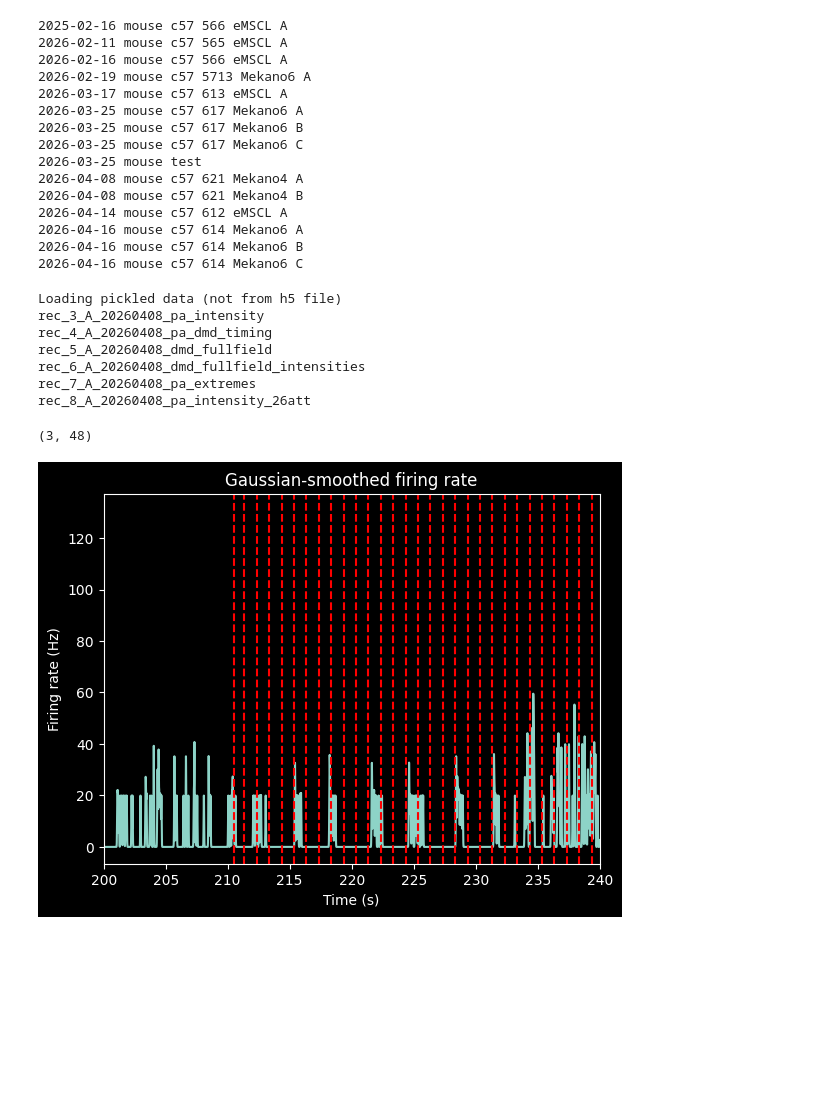
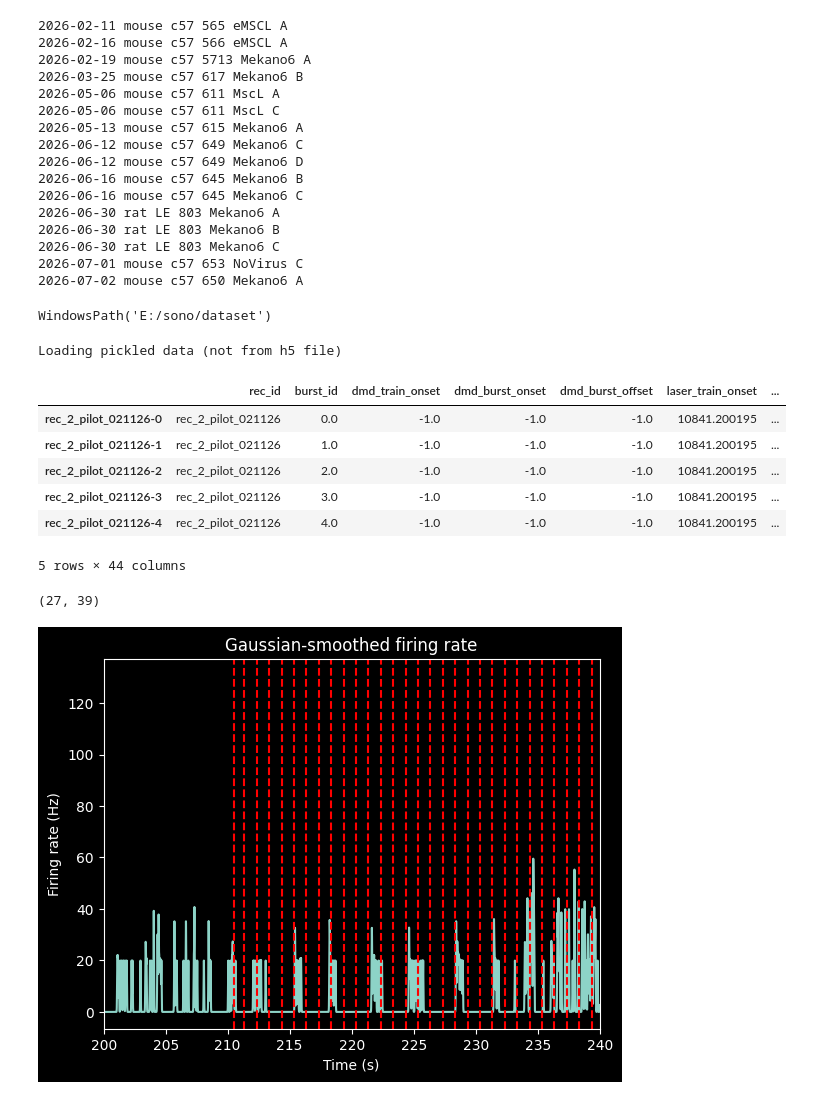
Before and after one commit to TRuikes/mea_experiments, a Jupyter notebook: sonogenetics/analysis/work.ipynb, the cells around one changed output. Saved outputs shown, nothing was run; the diff lists cells and outputs as text; code cells hidden in the pictures; blank space fills up the shorter version.

```diff
--- a/sonogenetics/analysis/work.ipynb
+++ b/sonogenetics/analysis/work.ipynb
@@ -1,48 +1,54 @@
 # %%
-from sonogenetics.analysis.lib.analysis_params import dataset_dir, figure_dir_analysis, data_list
+from sonogenetics.analysis.lib.analysis_params import dataset_dir, figure_dir_analysis
 from sonogenetics.analysis.lib.data_io import DataIO
 from sonogenetics.analysis.lib.display_tools import generate_raster_plots_session, generate_heatmaps_session, firing_rate_per_protocol_master
 
-data_io = DataIO(r'E:\sono\dataset')
+data_io = DataIO(datadir='E:\sono\dataset')
 for s in data_io.sessions:
     print(s)
 # %% [output]
-2025-02-16 mouse c57 566 eMSCL A
 2026-02-11 mouse c57 565 eMSCL A
 2026-02-16 mouse c57 566 eMSCL A
 2026-02-19 mouse c57 5713 Mekano6 A
-2026-03-17 mouse c57 613 eMSCL A
-2026-03-25 mouse c57 617 Mekano6 A
 2026-03-25 mouse c57 617 Mekano6 B
-2026-03-25 mouse c57 617 Mekano6 C
-2026-03-25 mouse test
-2026-04-08 mouse c57 621 Mekano4 A
-2026-04-08 mouse c57 621 Mekano4 B
-2026-04-14 mouse c57 612 eMSCL A
-2026-04-16 mouse c57 614 Mekano6 A
-2026-04-16 mouse c57 614 Mekano6 B
-2026-04-16 mouse c57 614 Mekano6 C
+2026-05-06 mouse c57 611 MscL A
+2026-05-06 mouse c57 611 MscL C
+2026-05-13 mouse c57 615 Mekano6 A
+2026-06-12 mouse c57 649 Mekano6 C
+2026-06-12 mouse c57 649 Mekano6 D
+2026-06-16 mouse c57 645 Mekano6 B
+2026-06-16 mouse c57 645 Mekano6 C
+2026-06-30 rat LE 803 Mekano6 A
+2026-06-30 rat LE 803 Mekano6 B
+2026-06-30 rat LE 803 Mekano6 C
+2026-07-01 mouse c57 653 NoVirus C
+2026-07-02 mouse c57 650 Mekano6 A
+# %%
+data_io.datadir
+# %% [output]
+WindowsPath('E:/sono/dataset')
 # %%
-data_io.load_session('2026-04-08 mouse c57 621 Mekano4 A')
-for r in data_io.recording_ids:
-    print(r)
+data_io.load_session('2026-02-11 mouse c57 565 eMSCL A')
+
+data_io.burst_df.head()
 # %% [output]
 Loading pickled data (not from h5 file)
-rec_3_A_20260408_pa_intensity
-rec_4_A_20260408_pa_dmd_timing
-rec_5_A_20260408_dmd_fullfield
-rec_6_A_20260408_dmd_fullfield_intensities
-rec_7_A_20260408_pa_extremes
-rec_8_A_20260408_pa_intensity_26att
+|  | rec_id | burst_id | dmd_train_onset | dmd_burst_onset | dmd_burst_offset | laser_train_onset | ... |
+| rec_2_pilot_021126-0 | rec_2_pilot_021126 | 0.0 | -1.0 | -1.0 | -1.0 | 10841.200195 | ... |
+| rec_2_pilot_021126-1 | rec_2_pilot_021126 | 1.0 | -1.0 | -1.0 | -1.0 | 10841.200195 | ... |
+| rec_2_pilot_021126-2 | rec_2_pilot_021126 | 2.0 | -1.0 | -1.0 | -1.0 | 10841.200195 | ... |
+| rec_2_pilot_021126-3 | rec_2_pilot_021126 | 3.0 | -1.0 | -1.0 | -1.0 | 10841.200195 | ... |
+| rec_2_pilot_021126-4 | rec_2_pilot_021126 | 4.0 | -1.0 | -1.0 | -1.0 | 10841.200195 | ... |
+5 rows × 44 columns
 # %%
 import numpy as np
 
-rec_id = r'rec_3_A_20260408_pa_intensity'
-tdf = data_io.train_df.query('rec_id == @rec_id')
-tdf = tdf.query('laser_burst_duration == 20 and laser_pulse_repetition_rate == 6000 and laser_power == 6000')
+my_rec_id = r'rec_2_pilot_021126'
+tdf = data_io.train_df.query('rec_id == @my_rec_id')
+tdf = tdf.query('laser_burst_duration == 20')
 print(tdf.shape)
 # %% [output]
-(3, 48)
+(27, 39)
 # %%
 import numpy as np
 from scipy.signal import fftconvolve
```
Also changed, not shown: 7 other files.
